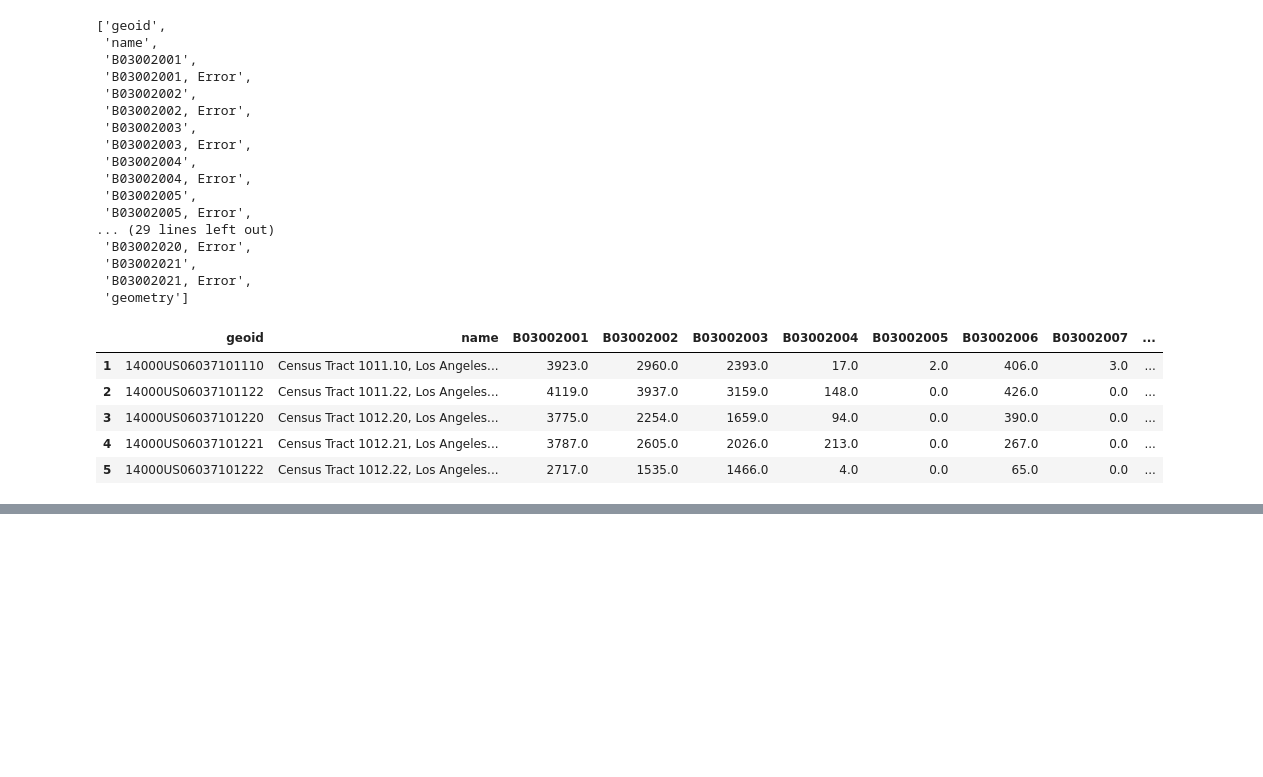
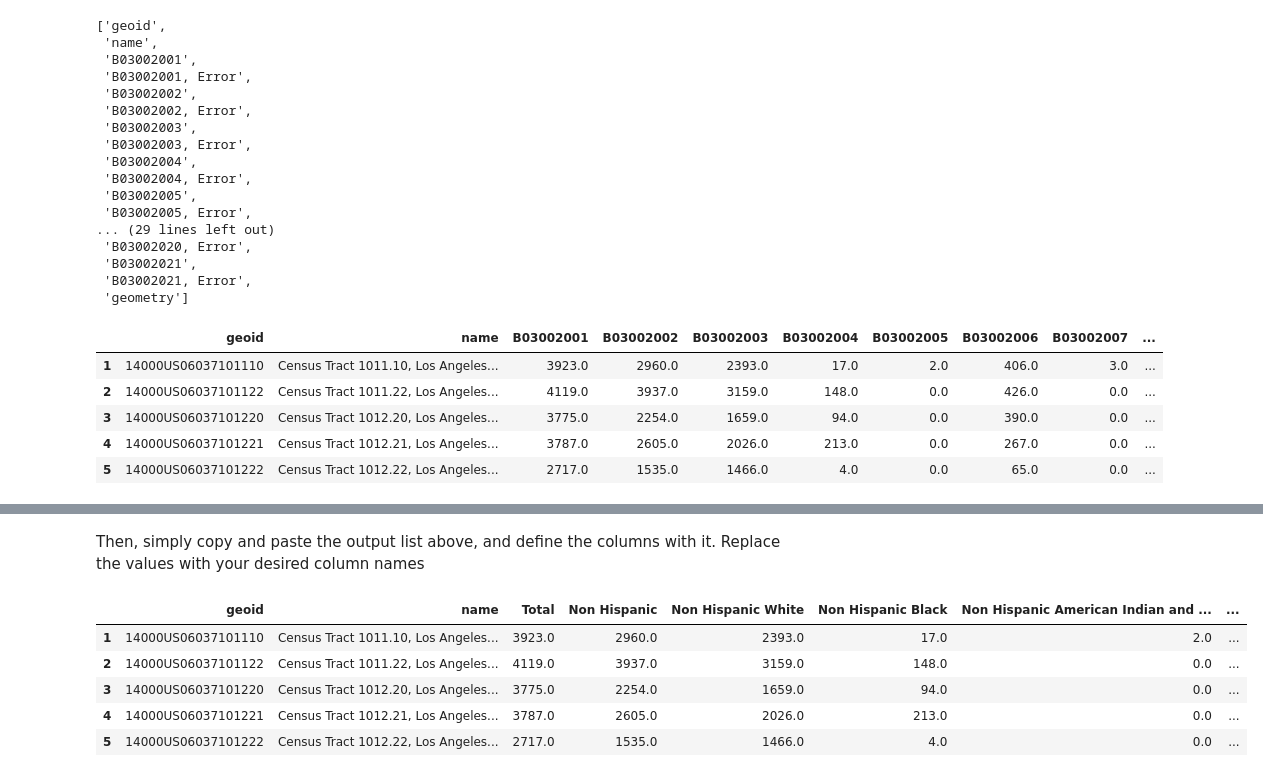
Before and after one commit to Rishiraj-singh7/Census-Data-Mapping, a Jupyter notebook: main.ipynb, the cells around one changed output, grey strips where cells are left out. Saved outputs shown, nothing was run; the diff lists cells and outputs as text; code cells hidden in the pictures; blank space fills up the shorter version.

```diff
--- a/main.ipynb
+++ b/main.ipynb
@@ -194,0 +215,26 @@ gdf.head()
+# %% [markdown]
+Then, simply copy and paste the output list above, and define the columns with it. Replace the values with your desired column names
+# %%
+gdf.columns = ['geoid',
+ 'name',
+ 'Total',
+ 'Non Hispanic',
+ 'Non Hispanic White',
+ 'Non Hispanic Black',
+ 'Non Hispanic American Indian and Alaska Native',
+ 'Non Hispanic Asian',
+ 'Non Hispanic Native Hawaiian and Other Pacific Islander',
+ 'Non Hispanic Some other race',
+ 'Non Hispanic Two or more races',
+ 'Hispanic',
+ 'geometry']
+# %%
+# check the renamed columns
+gdf.head()
+# %% [output]
+|  | geoid | name | Total | Non Hispanic | Non Hispanic White | Non Hispanic Black | Non Hispanic American Indian and ... | ... |
+| 1 | 14000US06037101110 | Census Tract 1011.10, Los Angeles... | 3923.0 | 2960.0 | 2393.0 | 17.0 | 2.0 | ... |
+| 2 | 14000US06037101122 | Census Tract 1011.22, Los Angeles... | 4119.0 | 3937.0 | 3159.0 | 148.0 | 0.0 | ... |
+| 3 | 14000US06037101220 | Census Tract 1012.20, Los Angeles... | 3775.0 | 2254.0 | 1659.0 | 94.0 | 0.0 | ... |
+| 4 | 14000US06037101221 | Census Tract 1012.21, Los Angeles... | 3787.0 | 2605.0 | 2026.0 | 213.0 | 0.0 | ... |
+| 5 | 14000US06037101222 | Census Tract 1012.22, Los Angeles... | 2717.0 | 1535.0 | 1466.0 | 4.0 | 0.0 | ... |
```
Also changed, not shown: parts of 11 cells of this notebook.
